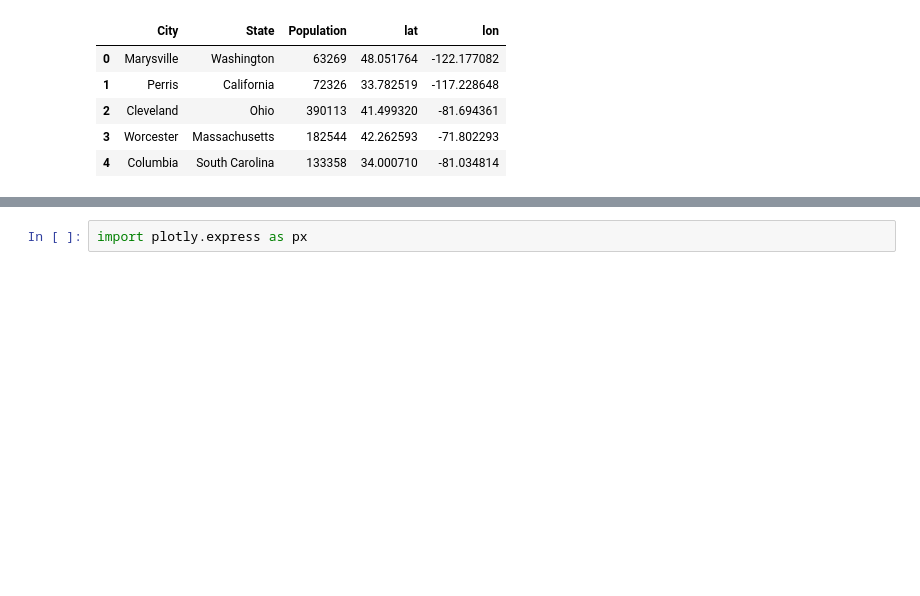
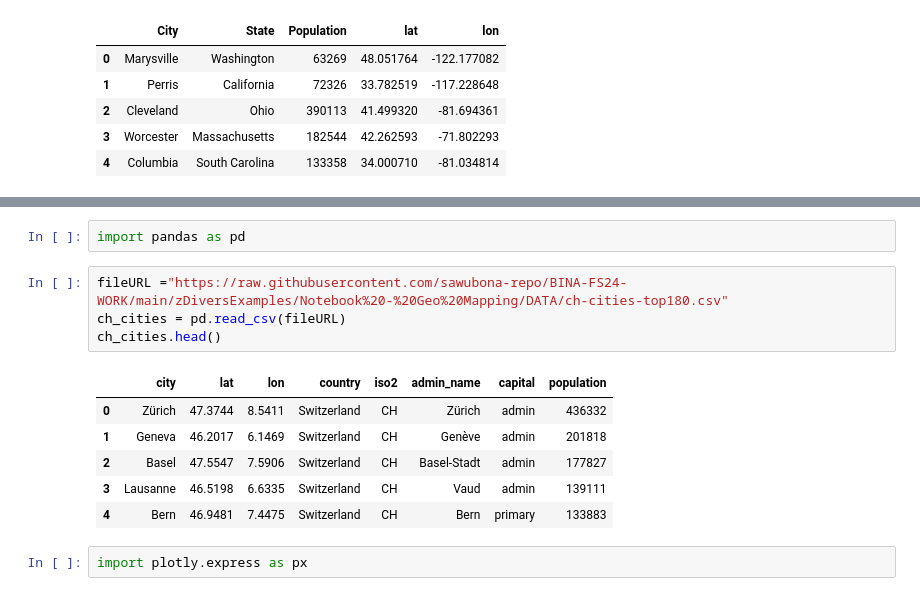
Before and after one commit to sawubona-repo/BINA-FS24-WORK, a Jupyter notebook: zDiversExamples/Notebook-GeoMapping/Demo_Geomapping_with_Plotly_Some_Basics.ipynb, the cells around one changed output, grey strips where cells are left out. Saved outputs shown, nothing was run; the diff lists cells and outputs as text; blank space fills up the shorter version.

```diff
--- a/zDiversExamples/Notebook-GeoMapping/Demo_Geomapping_with_Plotly_Some_Basics.ipynb
+++ b/zDiversExamples/Notebook-GeoMapping/Demo_Geomapping_with_Plotly_Some_Basics.ipynb
@@ -131,3 +199,16 @@ us_cities.head()
+# %%
+import pandas as pd
+# %%
+fileURL ="https://raw.githubusercontent.com/sawubona-repo/BINA-FS24-WORK/main/zDiversExamples/Notebook%20-%20Geo%20Mapping/DATA/ch-cities-top180.csv"
+ch_cities = pd.read_csv(fileURL)
+ch_cities.head()
+# %% [output]
+|  | city | lat | lon | country | iso2 | admin_name | capital | population |
+| 0 | Zürich | 47.3744 | 8.5411 | Switzerland | CH | Zürich | admin | 436332 |
+| 1 | Geneva | 46.2017 | 6.1469 | Switzerland | CH | Genève | admin | 201818 |
+| 2 | Basel | 47.5547 | 7.5906 | Switzerland | CH | Basel-Stadt | admin | 177827 |
+| 3 | Lausanne | 46.5198 | 6.6335 | Switzerland | CH | Vaud | admin | 139111 |
+| 4 | Bern | 46.9481 | 7.4475 | Switzerland | CH | Bern | primary | 133883 |
 # %%
 import plotly.express as px
 # %% [markdown]
```
Also changed, not shown: parts of 27 cells of this notebook, 2 other files.
